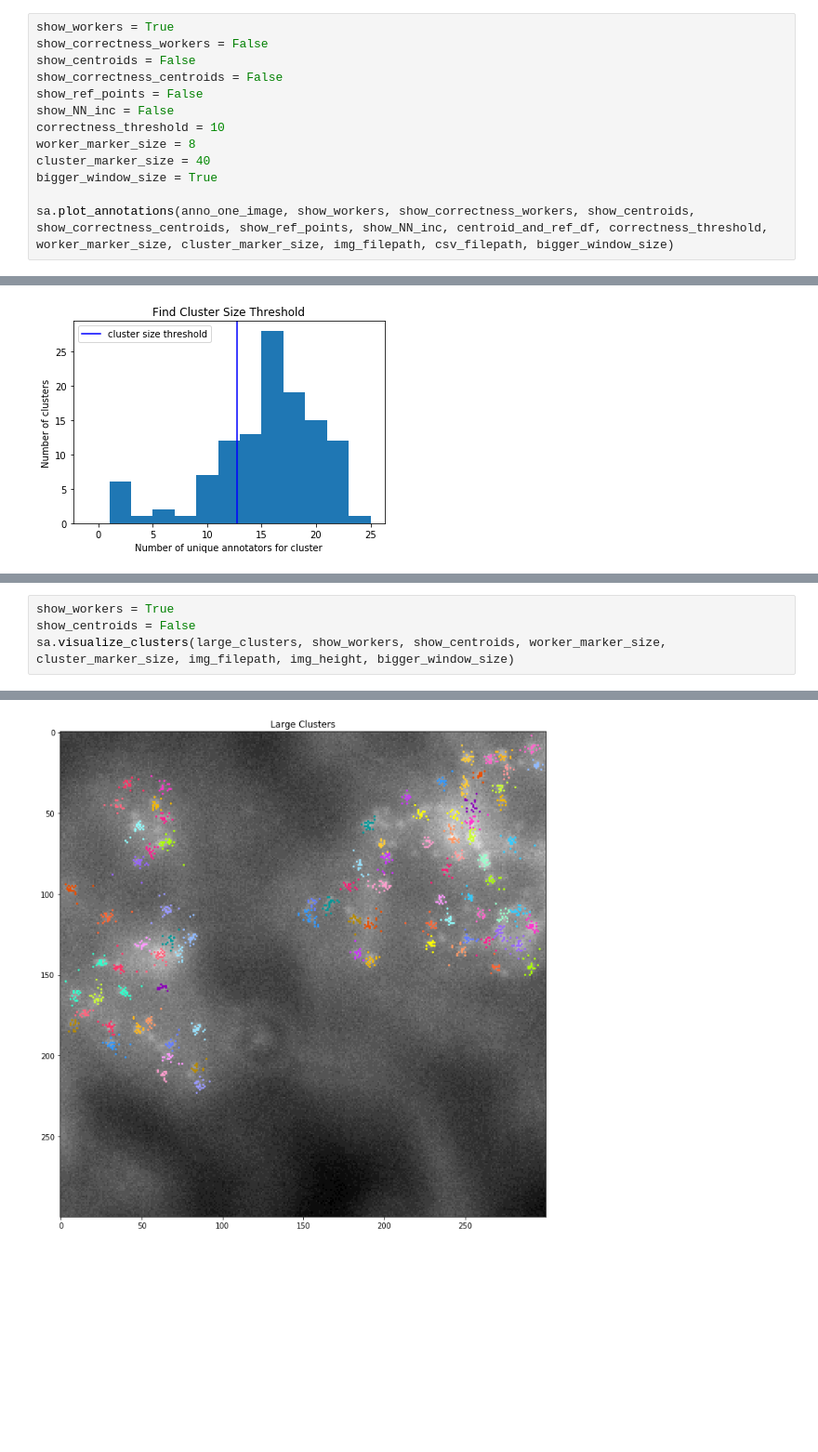
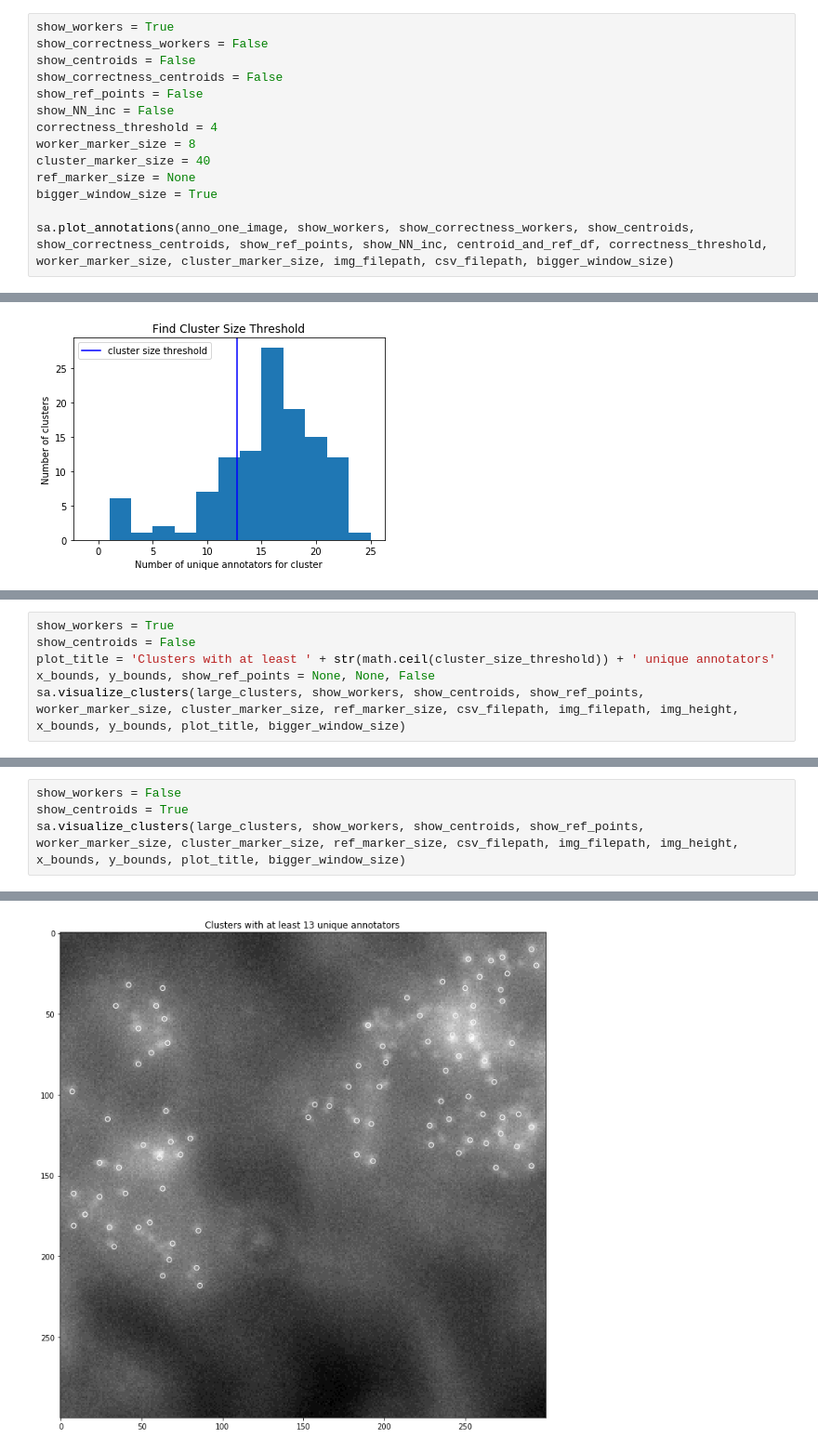
Before and after one commit to czbiohub-sf/instapipeline, a Jupyter notebook: Annotation/demo_SpotAnnotationAnalysis.ipynb, the cells around one changed output, grey strips where cells are left out. Shown at 93% size. Drawn from its saved outputs; the diff is of its cells as text; blank space fills up the shorter version.

Commit message:
refactored declumping and visualization methods in SpotAnnotationAnalysis.py and demo_SpotAnnotationAnalysis.ipynb

```diff
--- a/Annotation/demo_SpotAnnotationAnalysis.ipynb
+++ b/Annotation/demo_SpotAnnotationAnalysis.ipynb
@@ -51,9 +68,10 @@ show_centroids = False
 show_correctness_centroids = False
 show_ref_points = False
 show_NN_inc = False
-correctness_threshold = 10
+correctness_threshold = 4
 worker_marker_size = 8
 cluster_marker_size = 40
+ref_marker_size = None
 bigger_window_size = True
 
 sa.plot_annotations(anno_one_image, show_workers, show_correctness_workers, show_centroids, show_correctness_centroids, show_ref_points, show_NN_inc, centroid_and_ref_df, correctness_threshold, worker_marker_size, cluster_marker_size, img_filepath, csv_filepath, bigger_window_size)
@@ -113,0 +136,6 @@ ba.print_head(large_centroid_and_ref_df)
+# %%
+show_workers = True
+show_centroids = False
+plot_title = 'Clusters with at least ' + str(math.ceil(cluster_size_threshold)) + ' unique annotators'
+x_bounds, y_bounds, show_ref_points = None, None, False
+sa.visualize_clusters(large_clusters, show_workers, show_centroids, show_ref_points, worker_marker_size, cluster_marker_size, ref_marker_size, csv_filepath, img_filepath, img_height, x_bounds, y_bounds, plot_title, bigger_window_size)
@@ -114,7 +147,7 @@ ba.print_head(large_centroid_and_ref_df)
 # %%
-show_workers = True
-show_centroids = False
-sa.visualize_clusters(large_clusters, show_workers, show_centroids, worker_marker_size, cluster_marker_size, img_filepath, img_height, bigger_window_size)
+show_workers = False
+show_centroids = True
+sa.visualize_clusters(large_clusters, show_workers, show_centroids, show_ref_points, worker_marker_size, cluster_marker_size, ref_marker_size, csv_filepath, img_filepath, img_height, x_bounds, y_bounds, plot_title, bigger_window_size)
 # %% [output]
 <Figure size 864x504 with 0 Axes>
-[figure, old version]
+[figure, new version]
```
Also changed, not shown: parts of 32 cells of this notebook, 1 other file.
